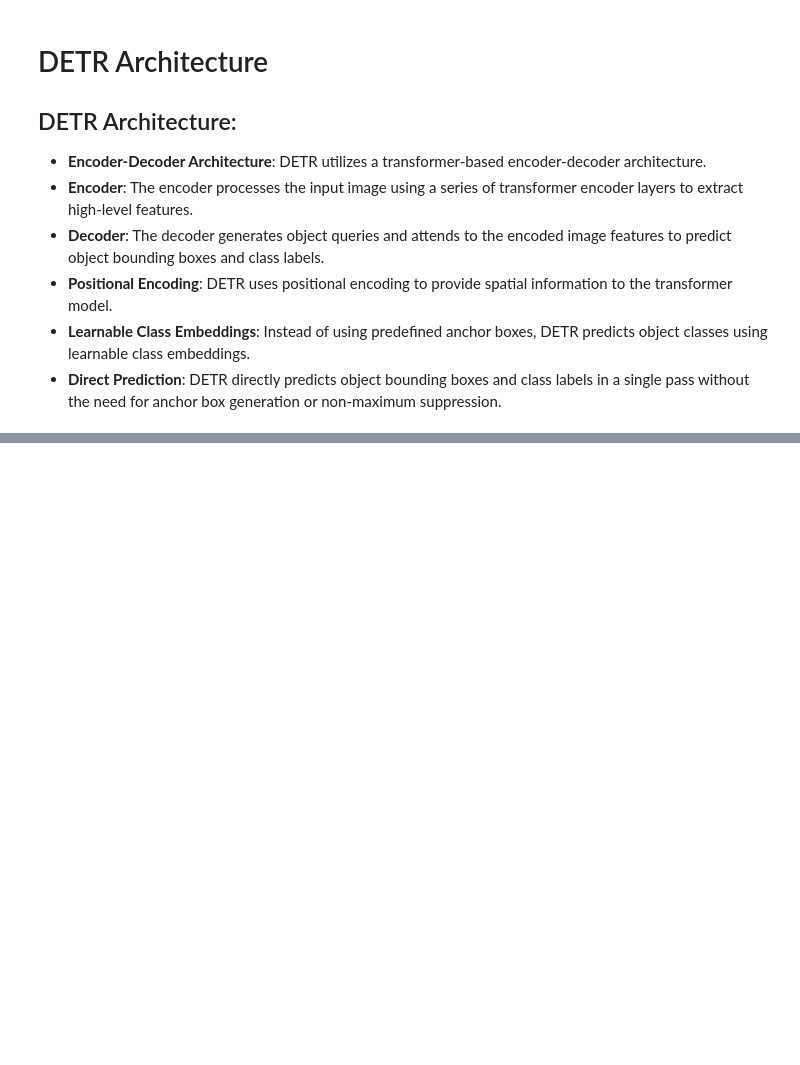
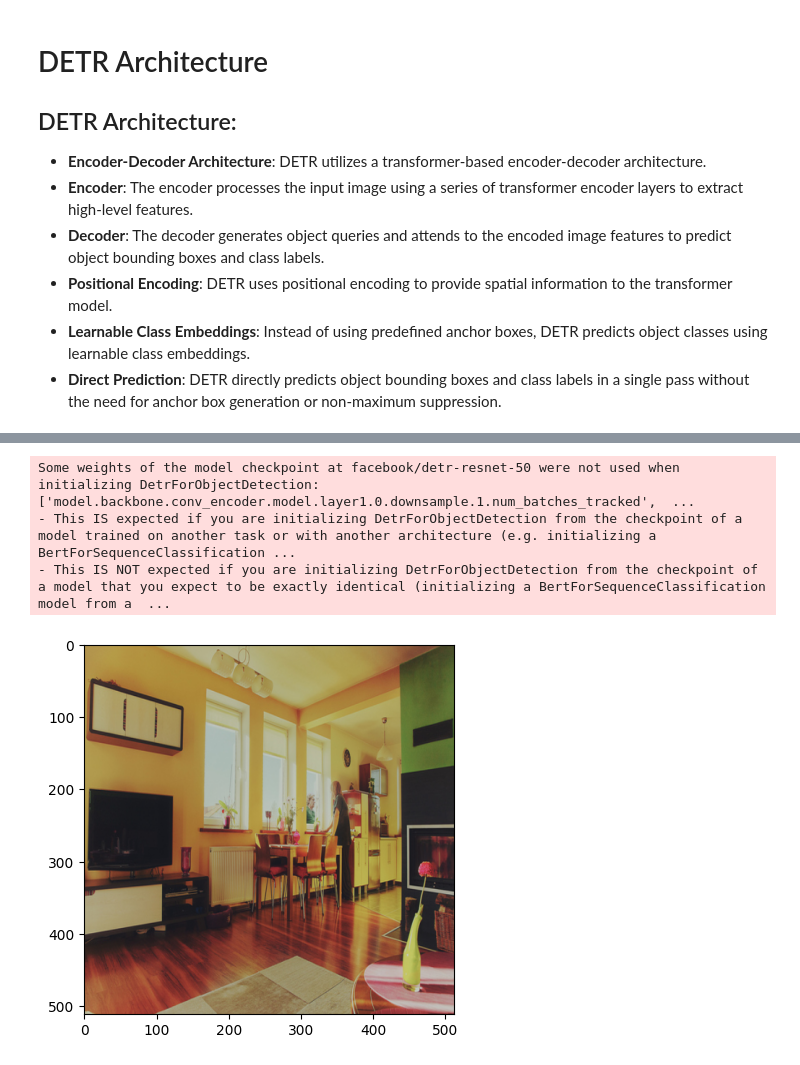
Before and after one commit to Thivyesh/cv-tutorial-cap, a Jupyter notebook: batch/detr.ipynb, the cells around one changed output, grey strips where cells are left out. Saved outputs shown, nothing was run; the diff lists cells and outputs as text; code cells hidden in the pictures; blank space fills up the shorter version.

```diff
--- a/batch/detr.ipynb
+++ b/batch/detr.ipynb
@@ -131,0 +101,10 @@ if __name__ == "__main__":
+# %%
+draw = ImageDraw.Draw(pil_img)
+for prediction in predictions:
+    box = prediction["box"]
+    label = prediction["label"]
+    score = prediction["score"]
+
+    xmin, ymin, xmax, ymax = box.values()
+    draw.rectangle((xmin, ymin, xmax, ymax), outline="red", width=1)
+    draw.text((xmin, ymin), f"{label}: {round(score, 2)}", fill="white")
@@ -131,0 +117,70 @@ if __name__ == "__main__":
+# %%
+import glob
+import torch
+import torchvision.transforms as transforms
+import matplotlib.pyplot as plt
+from torch.utils.data import DataLoader
+from PIL import ImageDraw
+from transformers import pipeline
+from model import InferDataset
+
+class ObjectDetectionPipeline:
+    def __init__(self, img_dir: str, batch_size: int = 64):
+        """
+        Initializes the object detection pipeline.
+
+        Args:
+            img_dir (str): Directory containing images.
+            batch_size (int): Batch size for DataLoader (default is 64).
+        """
+        self.img_dir = img_dir
+        self.batch_size = batch_size
+        self.transform = transforms.Compose([
+            transforms.Resize((512, 512))
+        ])
+        self.infer_data = InferDataset(img_dir=self.img_dir, transform=self.transform)
+        self.infer_loader = DataLoader(
+            self.infer_data,
+            batch_size=self.batch_size,
+            shuffle=False,
+            num_workers=4,
+            pin_memory=True
+        )
+        self.pipe = pipeline(model="facebook/detr-resnet-50", task="object-detection")
+
+    def infer_and_display(self):
+        """
+        Performs object detection on images from the directory and displays the results.
+        """
+        imgs = next(iter(self.infer_loader))
+        img = imgs[0].squeeze()
+        plt.imshow(img.permute(1, 2, 0))
+        plt.show()
+
+        with torch.no_grad():
+            T = transforms.ToPILImage()
+            pil_img = T(img)
+            predictions = self.pipe(pil_img)
+
+        draw = ImageDraw.Draw(pil_img)
+        for prediction in predictions:
+            box = prediction["box"]
+            label = prediction["label"]
+            score = prediction["score"]
+
+            xmin, ymin, xmax, ymax = box.values()
+            draw.rectangle((xmin, ymin, xmax, ymax), outline="red", width=1)
+            draw.text((xmin, ymin), f"{label}: {round(score, 2)}", fill="white")
+
+        plt.imshow(pil_img)
+        plt.show()
+
+# Usage example:
+img_dir = glob.glob("./imgs/*jpg")
+obj_detection = ObjectDetectionPipeline(img_dir=img_dir)
+obj_detection.infer_and_display()
+# %% [output]
+Some weights of the model checkpoint at facebook/detr-resnet-50 were not used when initializing DetrForObjectDetection: ['model.backbone.conv_encoder.model.layer1.0.downsample.1.num_batches_tracked',  ...
+- This IS expected if you are initializing DetrForObjectDetection from the checkpoint of a model trained on another task or with another architecture (e.g. initializing a BertForSequenceClassification ...
+- This IS NOT expected if you are initializing DetrForObjectDetection from the checkpoint of a model that you expect to be exactly identical (initializing a BertForSequenceClassification model from a  ...
+[figure, added]
```
Also changed, not shown: parts of 19 cells of this notebook, 2 other files.
